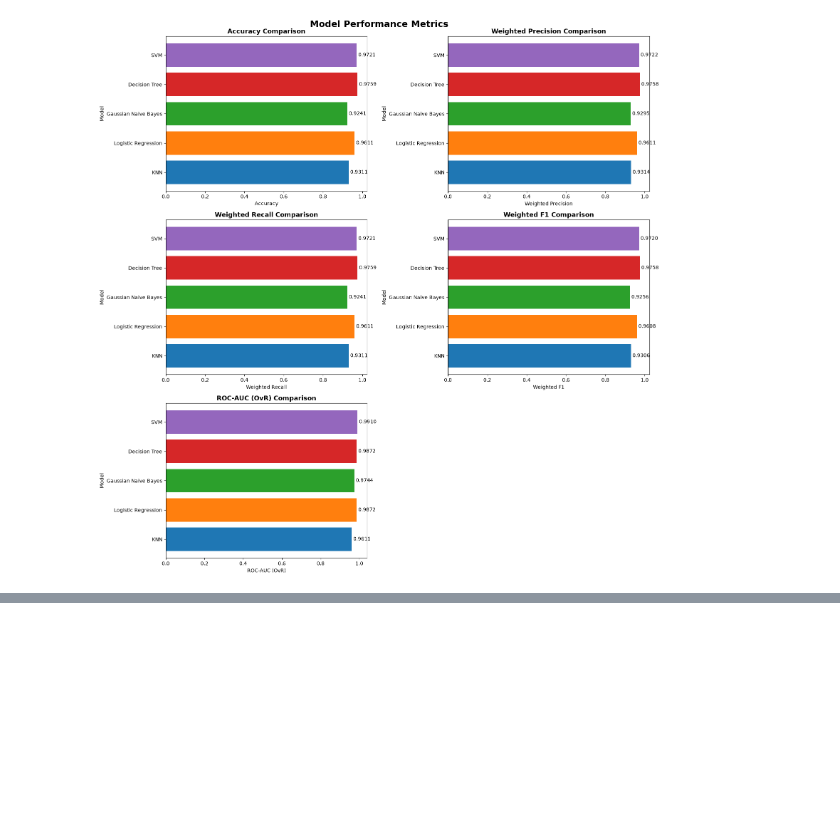
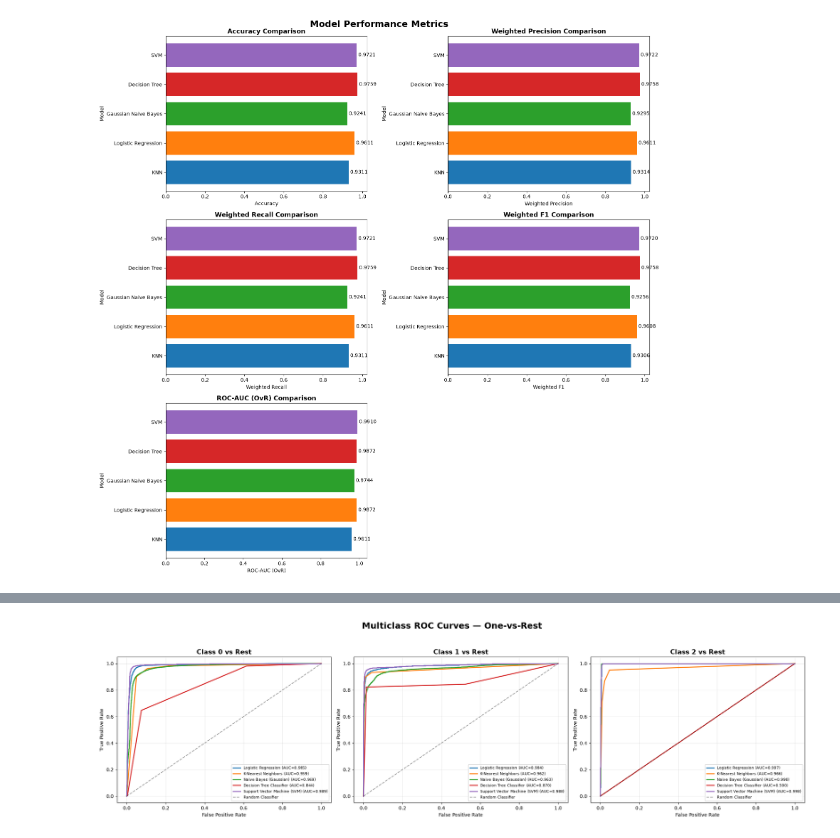
Before and after one commit to Reshma925/Vectora, a Jupyter notebook: ML_CLASSIFICATION_TRACKA/classification.ipynb, the cells around one changed output, grey strips where cells are left out. Saved outputs shown, nothing was run; the diff lists cells and outputs as text; code cells hidden in the pictures; blank space fills up the shorter version.

```diff
--- a/ML_CLASSIFICATION_TRACKA/classification.ipynb
+++ b/ML_CLASSIFICATION_TRACKA/classification.ipynb
@@ -1266,0 +1349,97 @@ plt.show()
+# %%
+import numpy as np
+import matplotlib.pyplot as plt
+from sklearn.preprocessing import label_binarize
+from sklearn.metrics import roc_curve, roc_auc_score
+
+# Store the fitted models and their test data
+models_dict = {
+    "Logistic Regression": (logistic_model, X_test_scaled),
+    "K-Nearest Neighbors": (best_knn, X_test_scaled),
+    "Naive Bayes (Gaussian)": (gnb_model, X_test_scaled),
+    "Decision Tree Classifier": (best_dt, X_test),
+    "Support Vector Machine (SVM)": (best_svm, X_test_scaled)
+}
+
+# Get the three classes
+classes = np.unique(y_test)
+
+# Convert labels to One-vs-Rest format
+y_test_bin = label_binarize(y_test, classes=classes)
+
+# Create three ROC plots
+fig, axes = plt.subplots(1, 3, figsize=(21, 6))
+
+# Plot ROC curve for each class
+for class_index, class_label in enumerate(classes):
+
+    ax = axes[class_index]
+
+    # Plot all five models for this class
+    for name, (model, X_eval) in models_dict.items():
+
+        proba = model.predict_proba(X_eval)
+
+        # Get probability of the current class
+        class_probability = proba[:, class_index]
+
+        # Calculate ROC curve
+        fpr, tpr, _ = roc_curve(
+            y_test_bin[:, class_index],
+            class_probability
+        )
+
+        # Calculate AUC for the current class
+        auc_score = roc_auc_score(
+            y_test_bin[:, class_index],
+            class_probability
+        )
+
+        # Plot the model ROC curve
+        ax.plot(
+            fpr,
+            tpr,
+            linewidth=2,
+            label=f"{name} (AUC={auc_score:.3f})"
+        )
+
+    # Add random classifier line
+    ax.plot(
+        [0, 1],
+        [0, 1],
+        "k--",
+        alpha=0.4,
+        label="Random Classifier"
+    )
+
+    # Format each graph
+    ax.set_xlabel("False Positive Rate")
+    ax.set_ylabel("True Positive Rate")
+    ax.set_title(
+        f"Class {class_label} vs Rest",
+        fontsize=14,
+        fontweight="bold"
+    )
+    ax.grid(alpha=0.3)
+    ax.legend(fontsize=8, loc="lower right")
+
+# Add overall title
+fig.suptitle(
+    "Multiclass ROC Curves — One-vs-Rest",
+    fontsize=18,
+    fontweight="bold"
+)
+
+# Adjust layout
+plt.tight_layout(rect=[0, 0, 1, 0.94])
+
+# Save the figure
+plt.savefig(
+    "fig_multiclass_roc_ovr.png",
+    dpi=300,
+    bbox_inches="tight"
+)
+
+plt.show()
+# %% [output]
+[figure, added]
```
Also changed, not shown: parts of 6 cells of this notebook, 2 other files.
